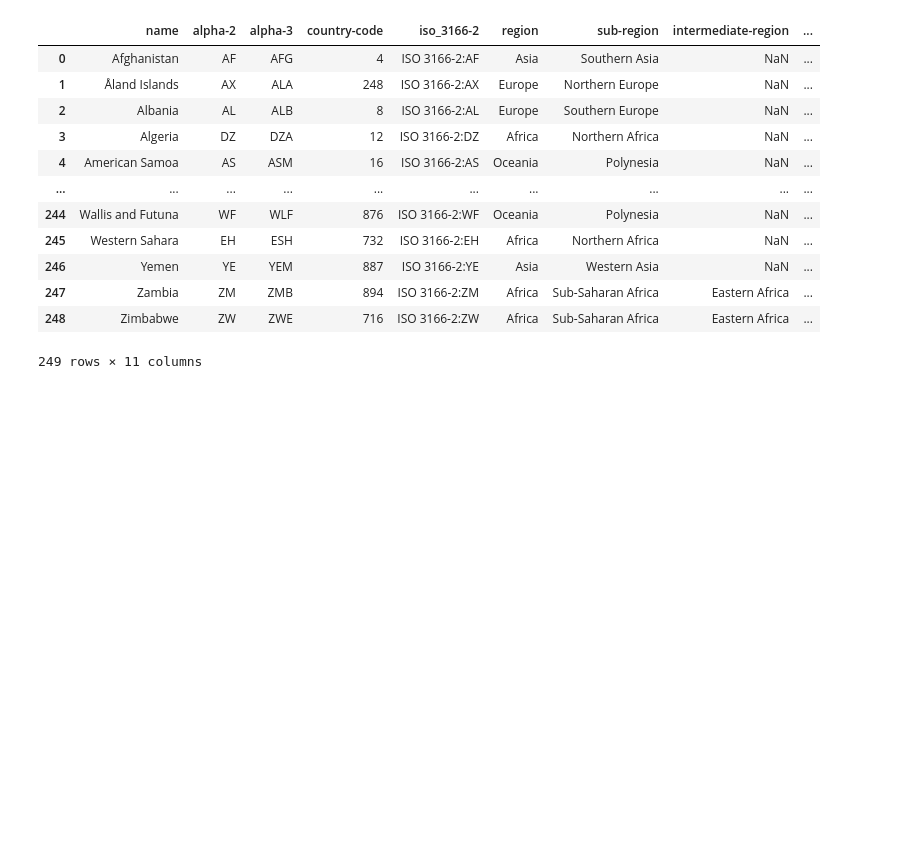
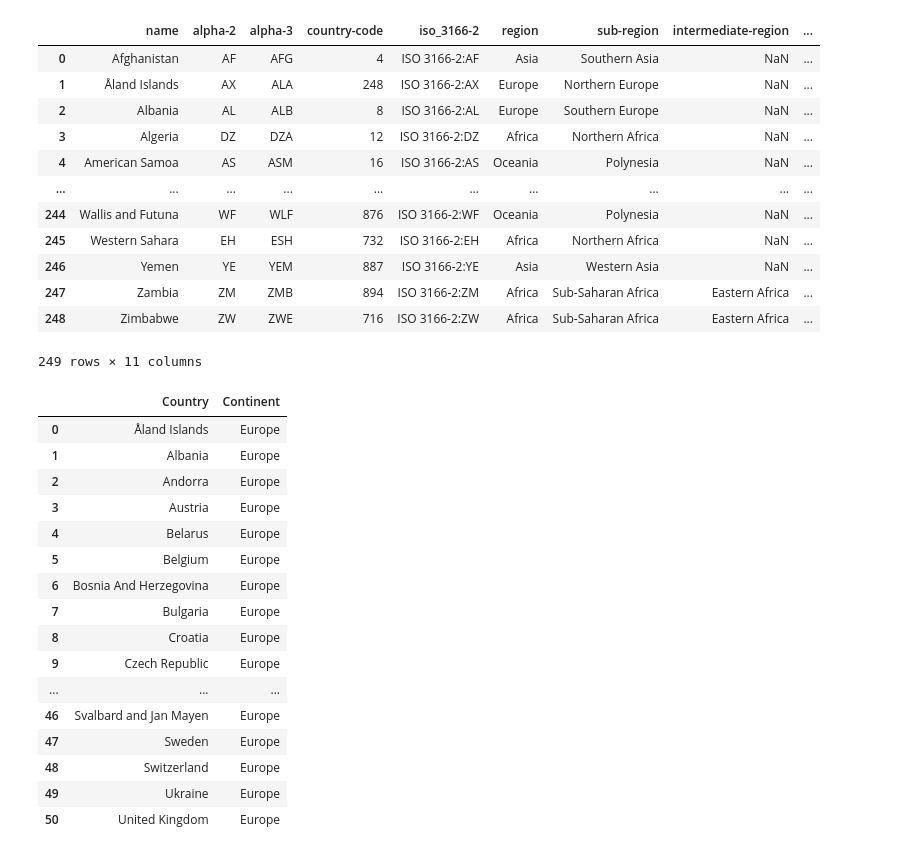
Before and after one commit to davidfernandez1619/Dashboard-Project, a Jupyter notebook: Notebooks/Socioeconomic data.ipynb, the cells around one changed output. Cells and saved outputs as stored; diff of their text form; code cells hidden in the pictures; blank space fills up the shorter version.

```diff
--- a/Notebooks/Socioeconomic data.ipynb
+++ b/Notebooks/Socioeconomic data.ipynb
@@ -245,5 +245,27 @@ continents = continents.reset_index()
 continents = continents.drop('index', axis=1)
 
 # We only want the countries that are european
+# %%
+continents = continents.drop(40) # And we take out Russia too
+# %%
+continents
+# %% [output]
+|  | Country | Continent |
+| 0 | Åland Islands | Europe |
+| 1 | Albania | Europe |
+| 2 | Andorra | Europe |
+| 3 | Austria | Europe |
+| 4 | Belarus | Europe |
+| 5 | Belgium | Europe |
+| 6 | Bosnia And Herzegovina | Europe |
+| 7 | Bulgaria | Europe |
+| 8 | Croatia | Europe |
+| 9 | Czech Republic | Europe |
+| ... | ... | ... |
+| 46 | Svalbard and Jan Mayen | Europe |
+| 47 | Sweden | Europe |
+| 48 | Switzerland | Europe |
+| 49 | Ukraine | Europe |
+| 50 | United Kingdom | Europe |
 # %%
 continents.to_csv('/Users/davidfernandez/Desktop/Projects/Dashboard-Project/data/Continents.csv', index=False)
```
Also changed, not shown: 2 other files.
